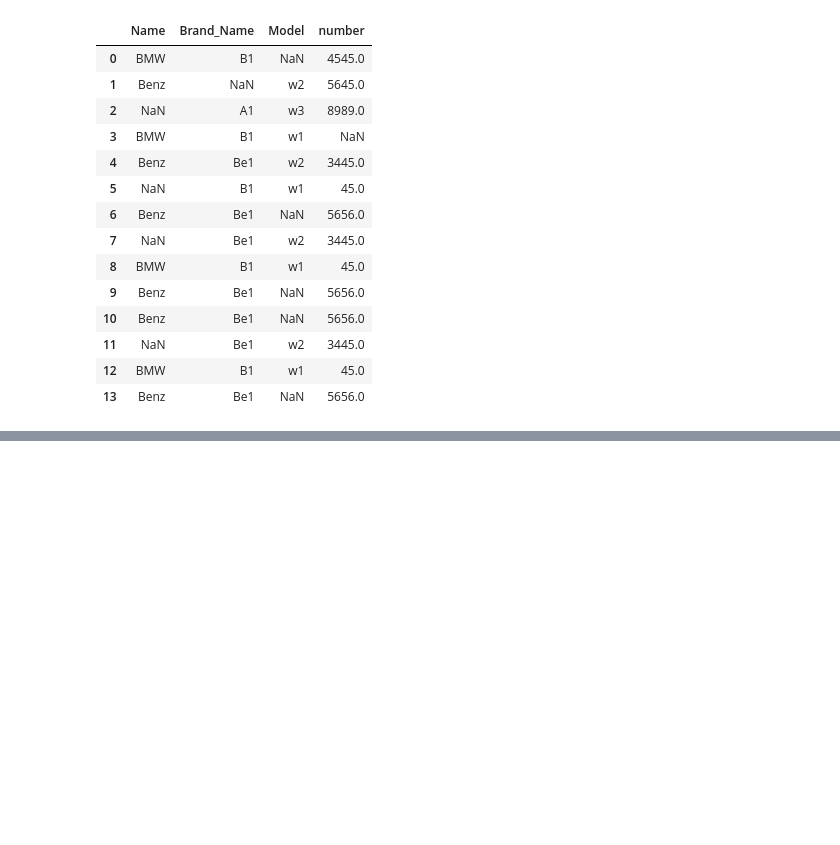
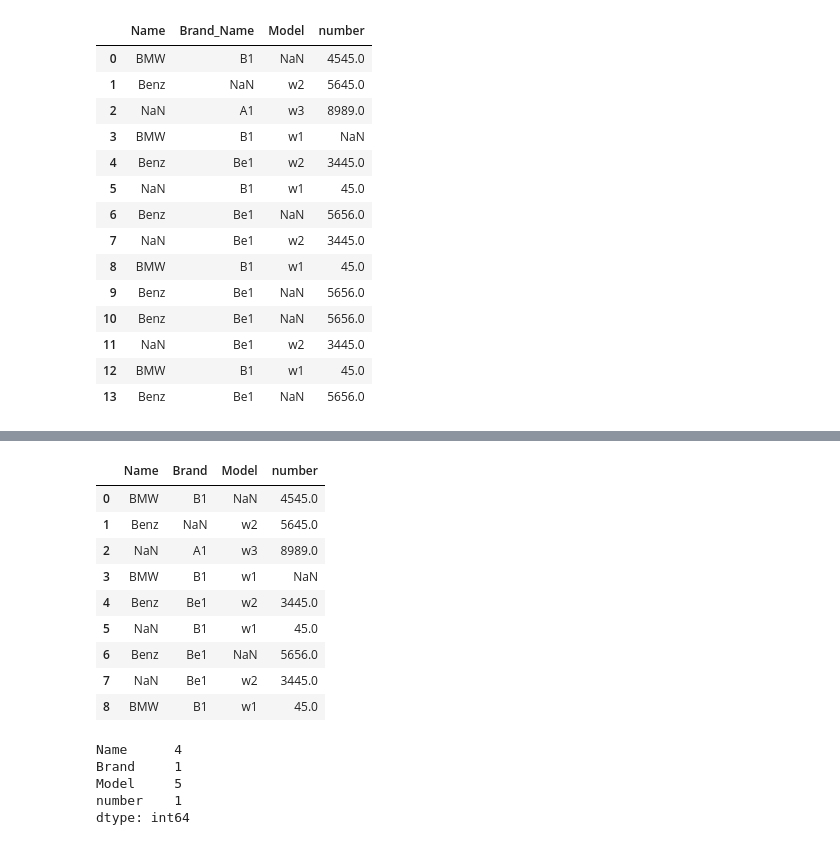
Before and after one commit to J3zebel/Django-basics, a Jupyter notebook: playground/pandas.ipynb, the cells around one changed output, grey strips where cells are left out. Cells and saved outputs as stored; diff of their text form; code cells hidden in the pictures; blank space fills up the shorter version.

```diff
--- a/playground/pandas.ipynb
+++ b/playground/pandas.ipynb
@@ -228,0 +278,25 @@ df.rename(columns=x)
+# %%
+df = pd.read_csv("D:\Py Django\sample.csv")
+df.drop_duplicates(inplace=True)
+df
+# %% [output]
+|  | Name | Brand | Model | number |
+| 0 | BMW | B1 | NaN | 4545.0 |
+| 1 | Benz | NaN | w2 | 5645.0 |
+| 2 | NaN | A1 | w3 | 8989.0 |
+| 3 | BMW | B1 | w1 | NaN |
+| 4 | Benz | Be1 | w2 | 3445.0 |
+| 5 | NaN | B1 | w1 | 45.0 |
+| 6 | Benz | Be1 | NaN | 5656.0 |
+| 7 | NaN | Be1 | w2 | 3445.0 |
+| 8 | BMW | B1 | w1 | 45.0 |
+# %%
+bg = pd.read_csv("D:\Py Django\sample.csv")
+# bg.isnull()
+bg.isnull().sum()
+# %% [output]
+Name      4
+Brand     1
+Model     5
+number    1
+dtype: int64
```
Also changed, not shown: parts of 20 cells of this notebook, 12 other files.
